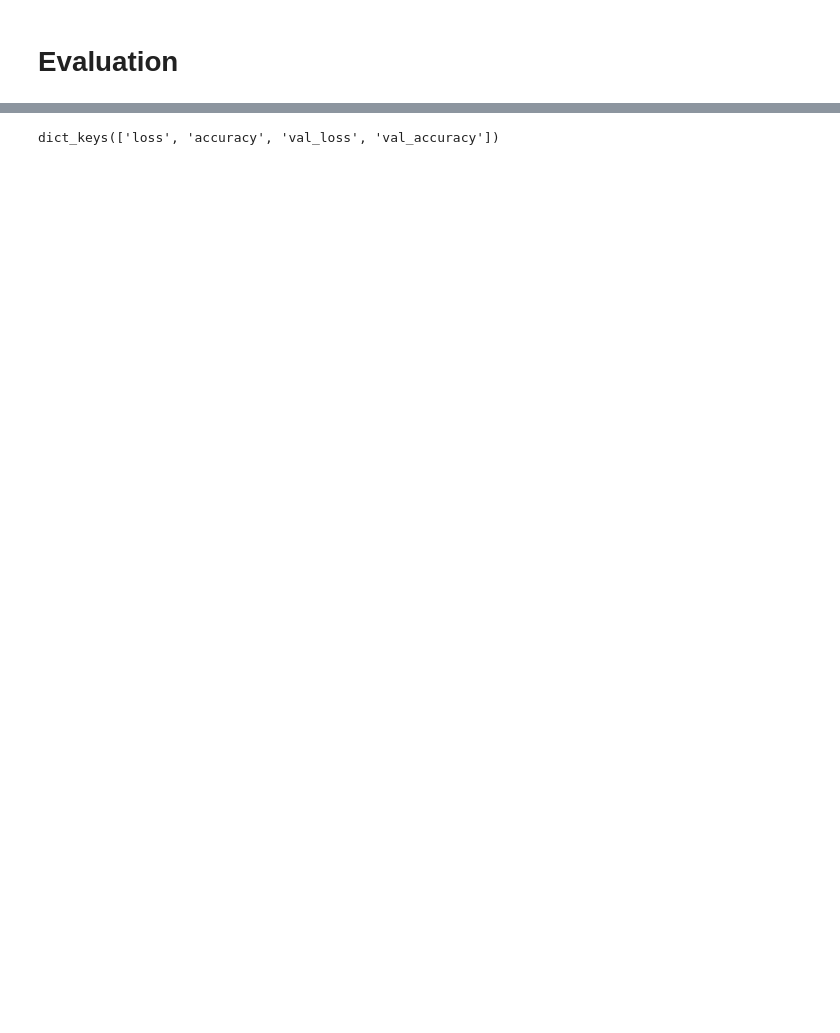
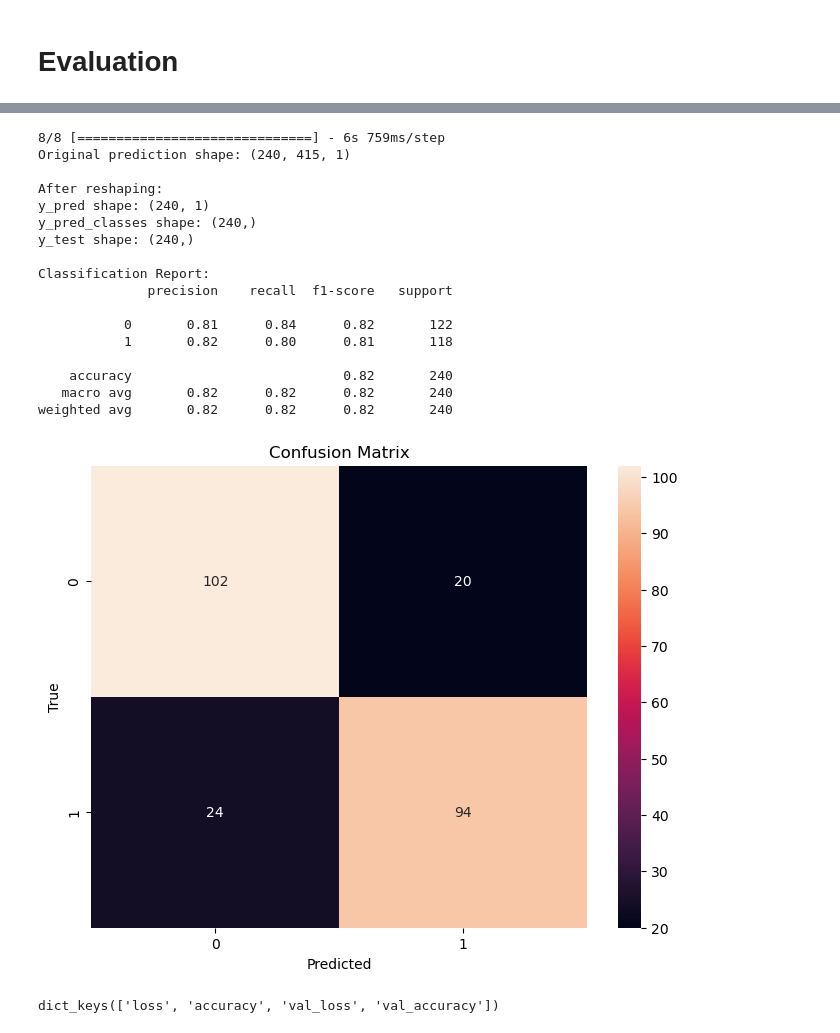
Before and after one commit to MaddogQ/SpamClassification, a Jupyter notebook: BiLSTM-attention-glove100D.ipynb, the cells around one changed output, grey strips where cells are left out. Saved outputs shown, nothing was run; the diff lists cells and outputs as text; code cells hidden in the pictures; blank space fills up the shorter version.

```diff
--- a/BiLSTM-attention-glove100D.ipynb
+++ b/BiLSTM-attention-glove100D.ipynb
@@ -81,7 +81,7 @@ def clean_data(text):
 
     return: modified initial string
     """
-    text = BeautifulSoup(text, "lxml").text  # HTML decoding
+    # text = BeautifulSoup(text, "lxml").text  # HTML decoding
     text = text.lower().split()
     text = " ".join(text)
     text = re.sub(r"[^A-Za-z0-9^,!.\/'+\-=]", " ", text)
@@ -607,3 +624,55 @@ test acc:   0.8500000238418579
+# %%
+from sklearn.metrics import classification_report, confusion_matrix
+import seaborn as sns
+import numpy as np
+
+# Get predictions and reshape correctly
+y_pred = model.predict([processed_x_test, processed_pre_x_test])
+print("Original prediction shape:", y_pred.shape)
+
+# Take the mean across the sequence length dimension (axis=1)
+y_pred = np.mean(y_pred, axis=1)
+y_pred_classes = (y_pred > 0.5).astype(int).flatten()
+
+print("\nAfter reshaping:")
+print("y_pred shape:", y_pred.shape)
+print("y_pred_classes shape:", y_pred_classes.shape)
+print("y_test shape:", y_test.shape)
+
+# Ensure y_test is the right format
+y_test_array = np.array(y_test)
+
+# Print classification report
+print("\nClassification Report:")
+print(classification_report(y_test_array, y_pred_classes))
+
+# Plot confusion matrix
+cm = confusion_matrix(y_test_array, y_pred_classes)
+plt.figure(figsize=(8, 6))
+sns.heatmap(cm, annot=True, fmt='d')
+plt.xlabel('Predicted')
+plt.ylabel('True')
+plt.title('Confusion Matrix')
+plt.show()
+# %% [output]
+8/8 [==============================] - 6s 759ms/step
+Original prediction shape: (240, 415, 1)
+
+After reshaping:
+y_pred shape: (240, 1)
+y_pred_classes shape: (240,)
+y_test shape: (240,)
+
+Classification Report:
+              precision    recall  f1-score   support
+
+           0       0.81      0.84      0.82       122
+           1       0.82      0.80      0.81       118
+
+    accuracy                           0.82       240
+   macro avg       0.82      0.82      0.82       240
+weighted avg       0.82      0.82      0.82       240
+[figure, added]
 # %%
 history.history.keys()
 # %% [output]
```
Also changed, not shown: parts of 17 cells of this notebook, 1 other file.
